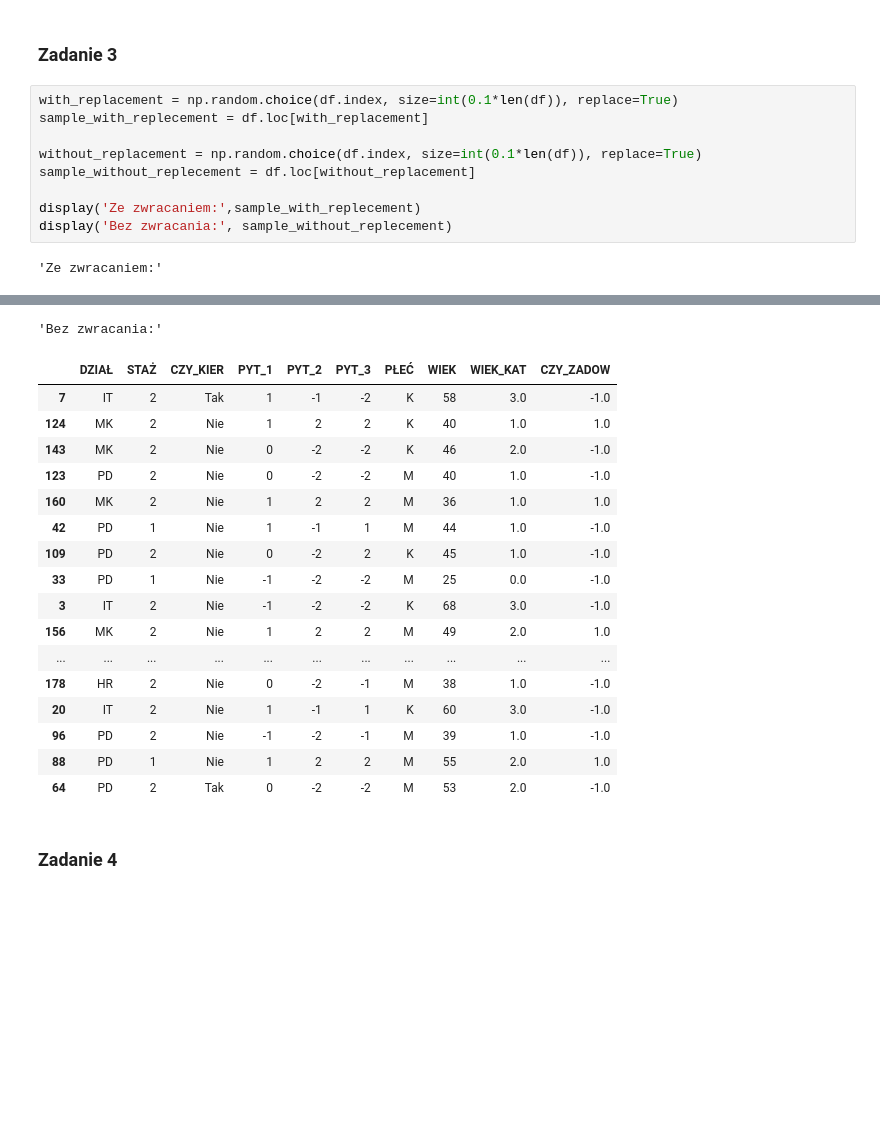
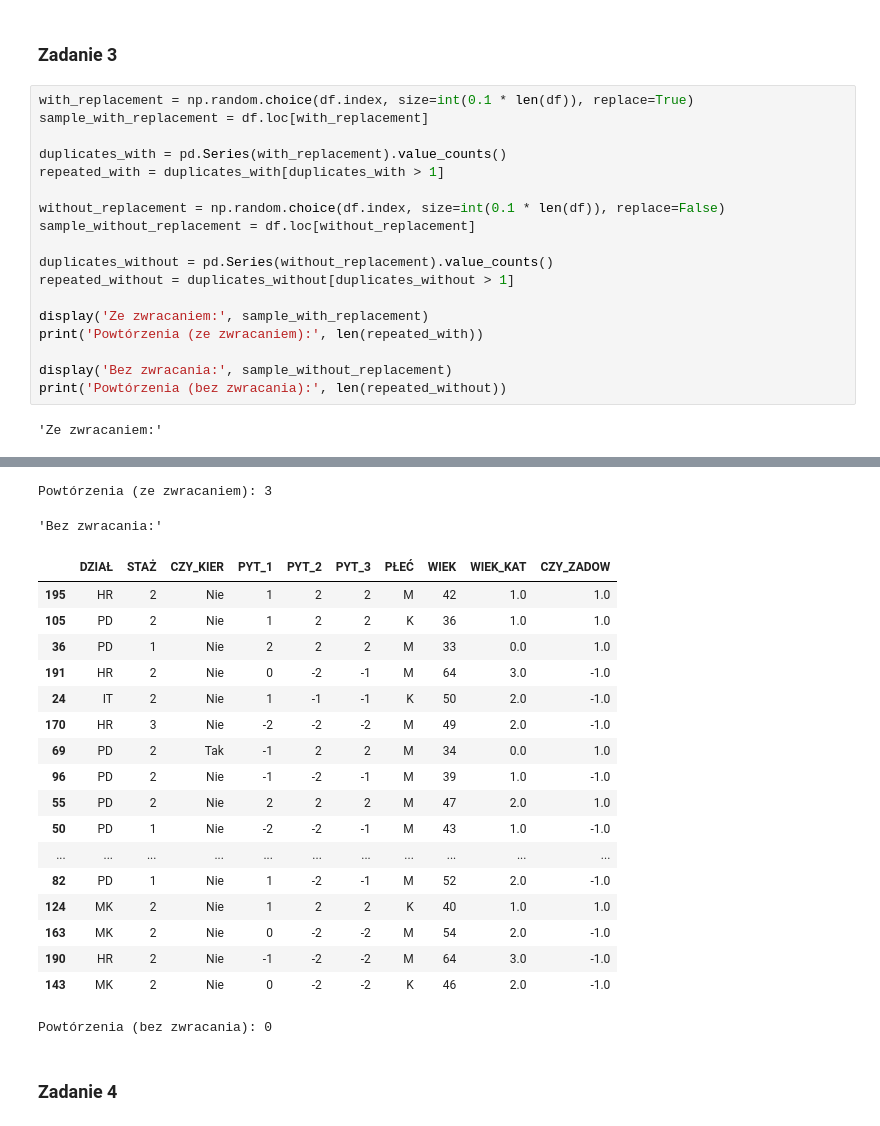
Before and after one commit to JKrempinska/ada, a Jupyter notebook: spr1/L1.ipynb, the cells around one changed output, grey strips where cells are left out. Cells and saved outputs as stored; diff of their text form; blank space fills up the shorter version.

```diff
--- a/spr1/L1.ipynb
+++ b/spr1/L1.ipynb
@@ -383,14 +380,23 @@ alt.hconcat(overall_chart, subgroup_chart)
 # %% [markdown]
 ### **Zadanie 3**
 # %%
-with_replacement = np.random.choice(df.index, size=int(0.1*len(df)), replace=True)
-sample_with_replecement = df.loc[with_replacement]
+with_replacement = np.random.choice(df.index, size=int(0.1 * len(df)), replace=True)
+sample_with_replacement = df.loc[with_replacement]
 
-without_replacement = np.random.choice(df.index, size=int(0.1*len(df)), replace=True)
-sample_without_replecement = df.loc[without_replacement]
+duplicates_with = pd.Series(with_replacement).value_counts()
+repeated_with = duplicates_with[duplicates_with > 1]
 
-display('Ze zwracaniem:',sample_with_replecement)
-display('Bez zwracania:', sample_without_replecement)
+without_replacement = np.random.choice(df.index, size=int(0.1 * len(df)), replace=False)
+sample_without_replacement = df.loc[without_replacement]
+
+duplicates_without = pd.Series(without_replacement).value_counts()
+repeated_without = duplicates_without[duplicates_without > 1]
+
+display('Ze zwracaniem:', sample_with_replacement)
+print('Powtórzenia (ze zwracaniem):', len(repeated_with))
+
+display('Bez zwracania:', sample_without_replacement)
+print('Powtórzenia (bez zwracania):', len(repeated_without))
 # %% [output]
 'Ze zwracaniem:'
 |  | DZIAŁ | STAŻ | CZY_KIER | PYT_1 | PYT_2 | PYT_3 | PŁEĆ | WIEK | WIEK_KAT | CZY_ZADOW |
@@ -413,20 +419,22 @@ display('Bez zwracania:', sample_without_replecement)
-'Bez zwracania:'
+Powtórzenia (ze zwracaniem): 3
+'Bez zwracania:'
 |  | DZIAŁ | STAŻ | CZY_KIER | PYT_1 | PYT_2 | PYT_3 | PŁEĆ | WIEK | WIEK_KAT | CZY_ZADOW |
-| 7 | IT | 2 | Tak | 1 | -1 | -2 | K | 58 | 3.0 | -1.0 |
+| 195 | HR | 2 | Nie | 1 | 2 | 2 | M | 42 | 1.0 | 1.0 |
+| 105 | PD | 2 | Nie | 1 | 2 | 2 | K | 36 | 1.0 | 1.0 |
+| 36 | PD | 1 | Nie | 2 | 2 | 2 | M | 33 | 0.0 | 1.0 |
+| 191 | HR | 2 | Nie | 0 | -2 | -1 | M | 64 | 3.0 | -1.0 |
+| 24 | IT | 2 | Nie | 1 | -1 | -1 | K | 50 | 2.0 | -1.0 |
+| 170 | HR | 3 | Nie | -2 | -2 | -2 | M | 49 | 2.0 | -1.0 |
+| 69 | PD | 2 | Tak | -1 | 2 | 2 | M | 34 | 0.0 | 1.0 |
+| 96 | PD | 2 | Nie | -1 | -2 | -1 | M | 39 | 1.0 | -1.0 |
+| 55 | PD | 2 | Nie | 2 | 2 | 2 | M | 47 | 2.0 | 1.0 |
+| 50 | PD | 1 | Nie | -2 | -2 | -1 | M | 43 | 1.0 | -1.0 |
+| ... | ... | ... | ... | ... | ... | ... | ... | ... | ... | ... |
+| 82 | PD | 1 | Nie | 1 | -2 | -1 | M | 52 | 2.0 | -1.0 |
 | 124 | MK | 2 | Nie | 1 | 2 | 2 | K | 40 | 1.0 | 1.0 |
+| 163 | MK | 2 | Nie | 0 | -2 | -2 | M | 54 | 2.0 | -1.0 |
+| 190 | HR | 2 | Nie | -1 | -2 | -2 | M | 64 | 3.0 | -1.0 |
 | 143 | MK | 2 | Nie | 0 | -2 | -2 | K | 46 | 2.0 | -1.0 |
-| 123 | PD | 2 | Nie | 0 | -2 | -2 | M | 40 | 1.0 | -1.0 |
-| 160 | MK | 2 | Nie | 1 | 2 | 2 | M | 36 | 1.0 | 1.0 |
-| 42 | PD | 1 | Nie | 1 | -1 | 1 | M | 44 | 1.0 | -1.0 |
-| 109 | PD | 2 | Nie | 0 | -2 | 2 | K | 45 | 1.0 | -1.0 |
-| 33 | PD | 1 | Nie | -1 | -2 | -2 | M | 25 | 0.0 | -1.0 |
-| 3 | IT | 2 | Nie | -1 | -2 | -2 | K | 68 | 3.0 | -1.0 |
-| 156 | MK | 2 | Nie | 1 | 2 | 2 | M | 49 | 2.0 | 1.0 |
-| ... | ... | ... | ... | ... | ... | ... | ... | ... | ... | ... |
-| 178 | HR | 2 | Nie | 0 | -2 | -1 | M | 38 | 1.0 | -1.0 |
-| 20 | IT | 2 | Nie | 1 | -1 | 1 | K | 60 | 3.0 | -1.0 |
-| 96 | PD | 2 | Nie | -1 | -2 | -1 | M | 39 | 1.0 | -1.0 |
-| 88 | PD | 1 | Nie | 1 | 2 | 2 | M | 55 | 2.0 | 1.0 |
-| 64 | PD | 2 | Tak | 0 | -2 | -2 | M | 53 | 2.0 | -1.0 |
+Powtórzenia (bez zwracania): 0
 # %% [markdown]
 ### **Zadanie 4**
```
Also changed, not shown: parts of 12 cells of this notebook, 1 other file.
